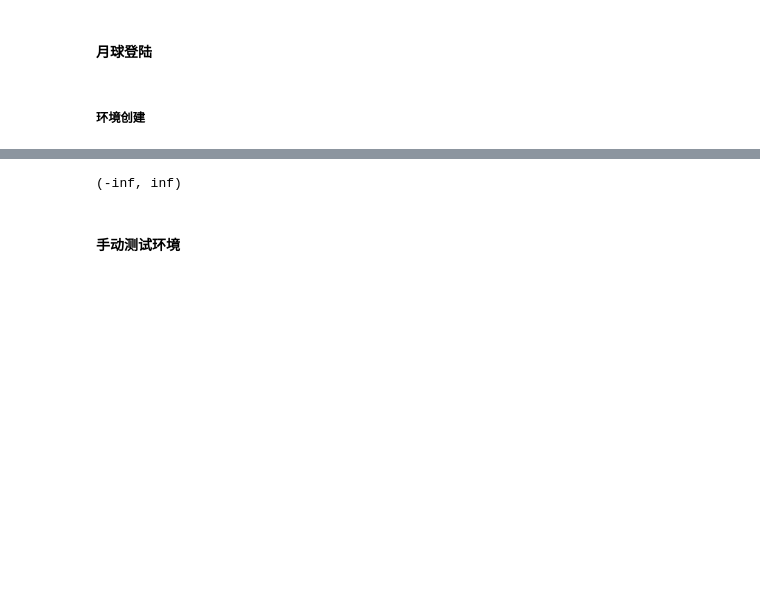
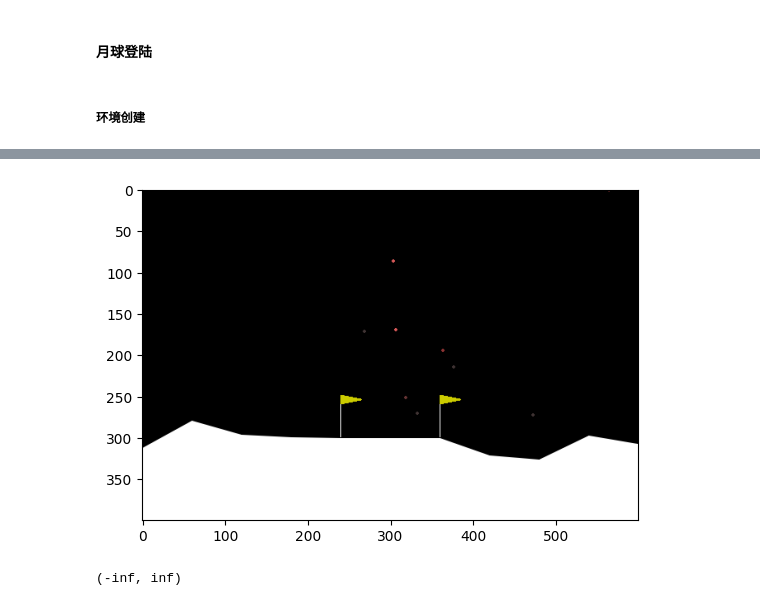
Before and after one commit to icebear-01/RL_demo_learn, a Jupyter notebook: 月球登陆/lunarLander.ipynb, the cells around one changed output, grey strips where cells are left out. Drawn from its saved outputs; the diff is of its cells as text; code cells hidden in the pictures; blank space fills up the shorter version.

```diff
--- a/月球登陆/lunarLander.ipynb
+++ b/月球登陆/lunarLander.ipynb
@@ -44,3 +44,33 @@ env.close()
+# %%
+from IPython import display
+import time
+
+#创建月球着陆
+env = gym.make('LunarLander-v2', render_mode='rgb_array')
+
+#初始化游戏
+state = env.reset()
+
+#随机玩N个动作
+for i in range(300):
+    action = env.action_space.sample()
+    state, reward, terminated, truncated, info = env.step(action)
+    over = terminated or truncated
+
+    if i % 5 == 0:  #跳帧
+        #打印动画
+        display.clear_output(wait=True)
+        plt.imshow(env.render())
+        plt.show()
+
+    #游戏结束了就重置
+    if over:
+        state, info = env.reset()
+
+#关闭游戏
+env.close()
+# %% [output]
+[figure, added]
 # %%
 
 env.action_space
@@ -49,4 +78,2 @@ env.reward_range
 # %% [output]
 (-inf, inf)
-# %% [markdown]
-#### 手动测试环境
```
Also changed, not shown: parts of 3 cells of this notebook, 5 other files.
